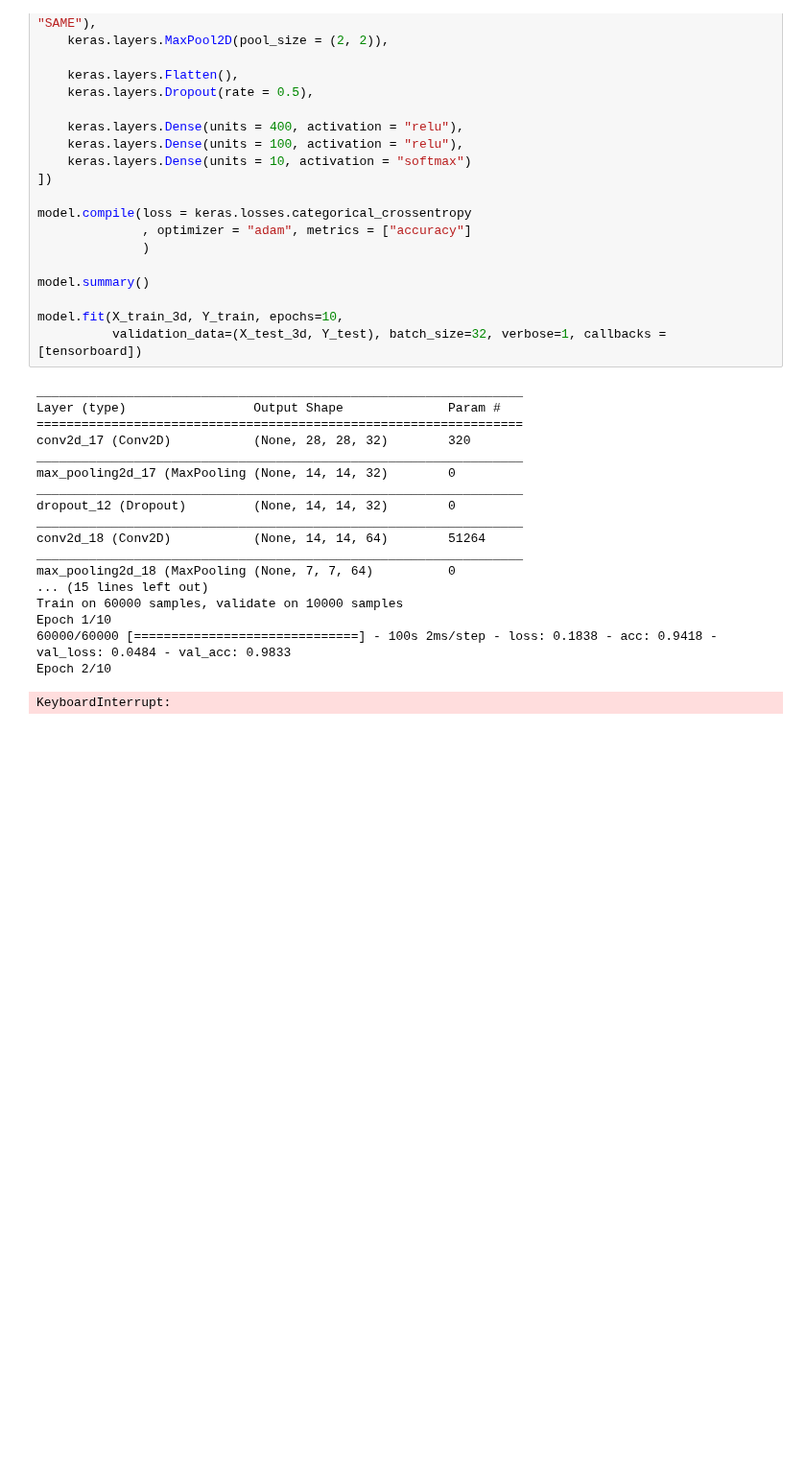
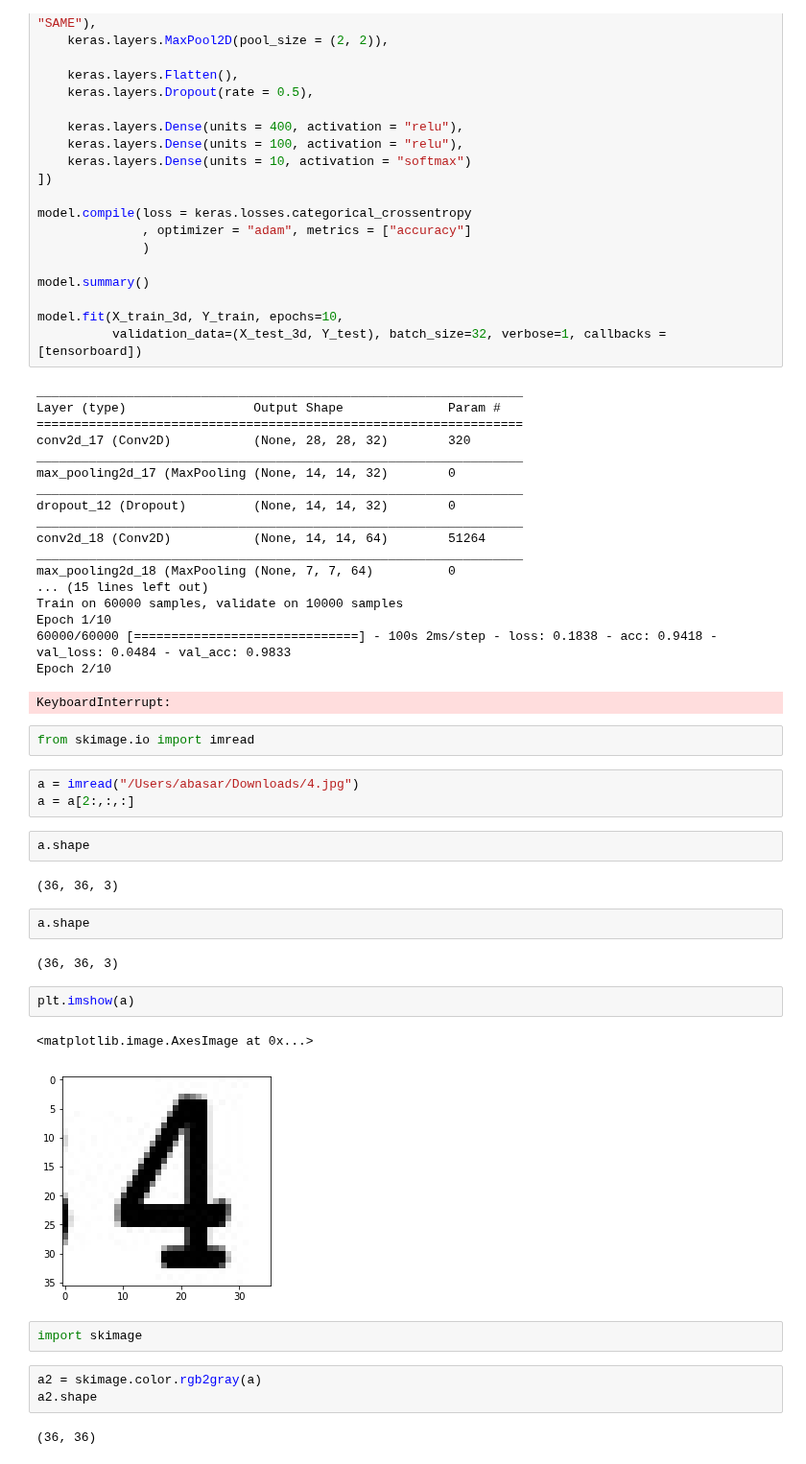
Before and after one commit to abulbasar/machine-learning, a Jupyter notebook: demos/Day 4 - mnist.ipynb, the cells around one changed output. Shown at 96% size. Saved outputs shown, nothing was run; the diff lists cells and outputs as text; blank space fills up the shorter version.

```diff
--- a/demos/Day 4 - mnist.ipynb
+++ b/demos/Day 4 - mnist.ipynb
@@ -457,3 +482,28 @@ Epoch 1/10
 60000/60000 [==============================] - 100s 2ms/step - loss: 0.1838 - acc: 0.9418 - val_loss: 0.0484 - val_acc: 0.9833
 Epoch 2/10
 KeyboardInterrupt:
+# %%
+from skimage.io import imread
+# %%
+a = imread("/Users/abasar/Downloads/4.jpg")
+a = a[2:,:,:]
+# %%
+a.shape
+# %% [output]
+(36, 36, 3)
+# %%
+a.shape
+# %% [output]
+(36, 36, 3)
+# %%
+plt.imshow(a)
+# %% [output]
+<matplotlib.image.AxesImage at 0x...>
+[figure, added]
+# %%
+import skimage
+# %%
+a2 = skimage.color.rgb2gray(a)
+a2.shape
+# %% [output]
+(36, 36)
```
Also changed, not shown: parts of 11 cells of this notebook, 3 other files.
